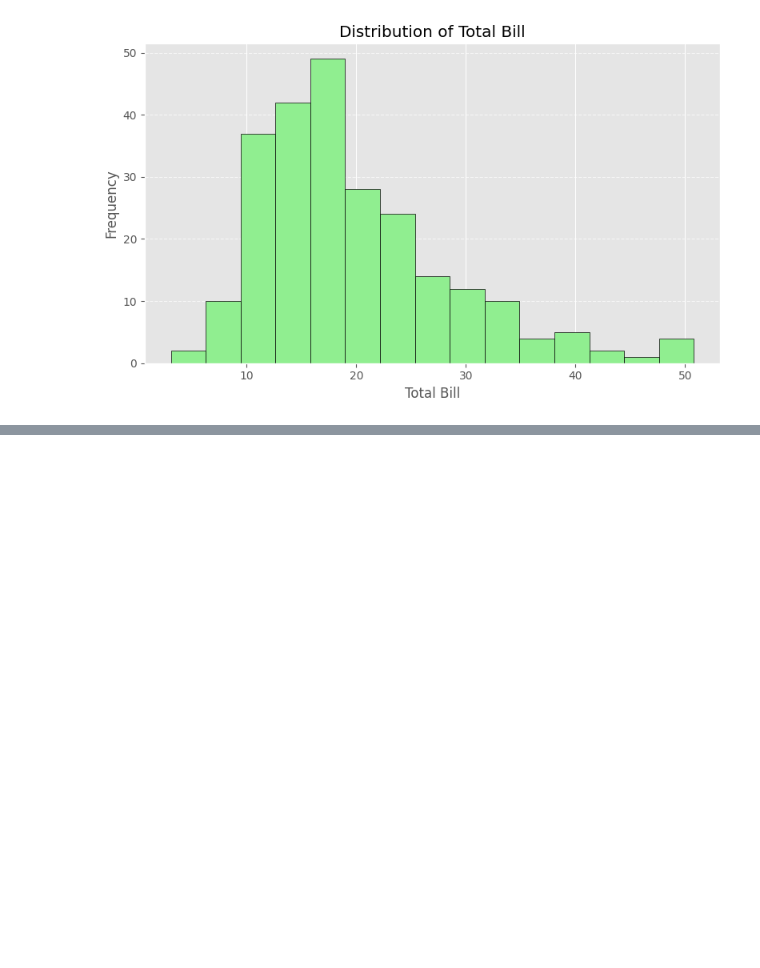
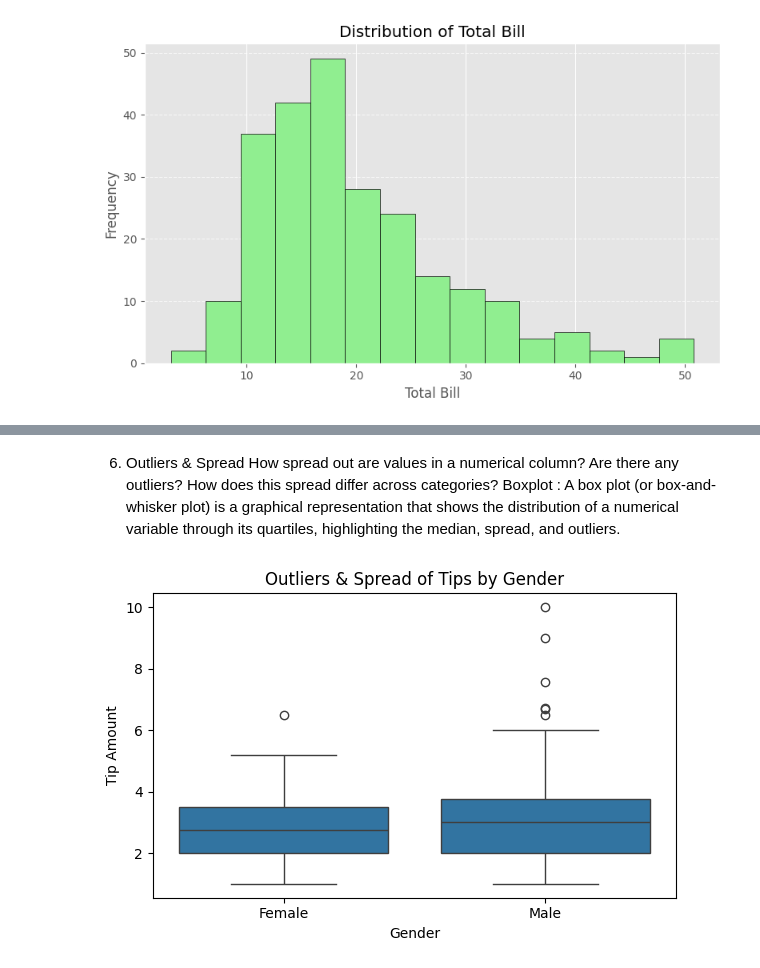
Before and after one commit to Tejaswimadastu/Data_Visualization, a Jupyter notebook: matplotlib.ipynb, the cells around one changed output, grey strips where cells are left out. Cells and saved outputs as stored; diff of their text form; code cells hidden in the pictures; blank space fills up the shorter version.

```diff
--- a/matplotlib.ipynb
+++ b/matplotlib.ipynb
@@ -440,0 +462,20 @@ plt.show()
+# %% [markdown]
+6. Outliers & Spread
+How spread out are values in a numerical column?
+Are there any outliers?
+How does this spread differ across categories?
+Boxplot : A box plot (or box-and-whisker plot) is a graphical representation that shows the distribution of a numerical variable through its quartiles, highlighting the median, spread, and outliers.
+# %%
+import pandas as pd
+import matplotlib.pyplot as plt
+import seaborn as sns
+df = pd.read_csv("tip.csv")
+plt.figure(figsize=(6,4))
+sns.boxplot(data=df, x='sex', y='tip')
+plt.title("Outliers & Spread of Tips by Gender")
+plt.xlabel("Gender")
+plt.ylabel("Tip Amount")
+plt.tight_layout()
+plt.show()
+# %% [output]
+[figure, added]
```
Also changed, not shown: parts of 9 cells of this notebook, 1 other file.
